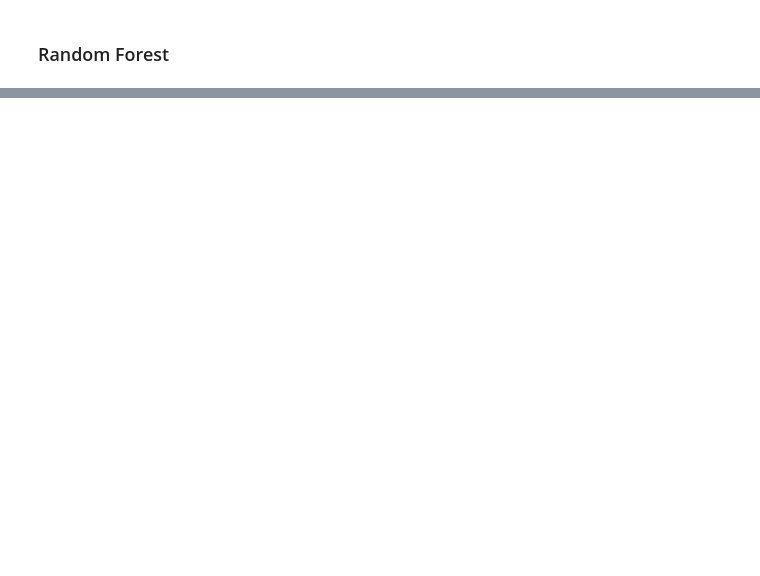
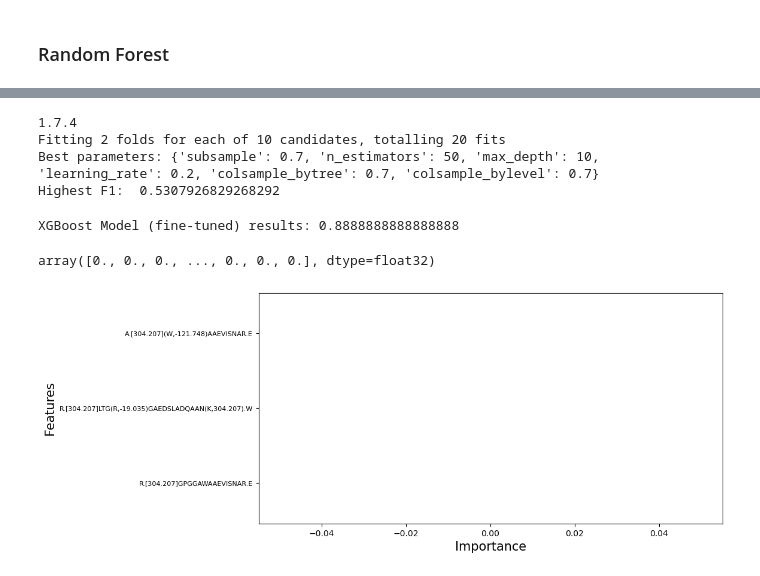
Before and after one commit to MiddleEarthExplorer/COVID19_Classification, a Jupyter notebook: CSE291_Notebook_Brian.ipynb, the cells around one changed output, grey strips where cells are left out. Cells and saved outputs as stored; diff of their text form; code cells hidden in the pictures; blank space fills up the shorter version.

Commit message:
fix special string bug in XGBoost

```diff
--- a/CSE291_Notebook_Brian.ipynb
+++ b/CSE291_Notebook_Brian.ipynb
@@ -458,39 +484,57 @@ ValueError: feature_names must be string, and may not contain [, ] or <
 # %%
 # fine-tuning, using f1 score: https://scikit-learn.org/stable/modules/model_evaluation.html
 print(xgb.__version__)
-params = { 'max_depth': [3, 5, 6, 10, 15, 20],
+params = { 'max_depth': [5, 7, 10, 15],
            'learning_rate': [0.01, 0.1, 0.2, 0.3],
            'subsample': np.arange(0.5, 1.0, 0.1),
            'colsample_bytree': np.arange(0.4, 1.0, 0.1),
            'colsample_bylevel': np.arange(0.4, 1.0, 0.1),
-           'n_estimators': [100, 500, 1000]}
-xgbr = xgb.XGBClassifier(seed = 1)
+           'n_estimators': [50, 100, 150]}
+xgbr = xgb.XGBClassifier(seed = xgb_random_seed)
 clf = RandomizedSearchCV(estimator=xgbr,
                          param_distributions=params,
-                         scoring='f1_micro',
-                         n_iter=25,
-                         verbose=1)
-clf.fit(X_train+X_val, Y_train+Y_val)
+                         scoring='accuracy',
+                         n_iter=10, # number of samples in random selection
+                         cv = 2, # 2 fold cross validation
+                         n_jobs=-1,   # use all processor
+                         random_state= xgb_random_seed, # set the seed
+                         verbose=4)
+clf.fit(X_train+X_val, pd.concat([Y_train, Y_val]))
 print("Best parameters:", clf.best_params_)
-print("Lowest RMSE: ", (-clf.best_score_)**(1/2.0))
+print("Highest accuracy: ", clf.best_score_)
+# %% [output]
+1.7.4
+Fitting 2 folds for each of 10 candidates, totalling 20 fits
+Best parameters: {'subsample': 0.7, 'n_estimators': 50, 'max_depth': 10, 'learning_rate': 0.2, 'colsample_bytree': 0.7, 'colsample_bylevel': 0.7}
+Highest F1:  0.5307926829268292
 # %%
 # XGBoost after find-tuning
-xgb_model = xgb.XGBClassifier(subsample= 0.6, n_estimators= 1000, max_depth= 5,
-                             learning_rate= 0.01, colsample_bytree= 0.7, colsample_bylevel= 0.6)
+xgb_model = xgb.XGBClassifier(subsample= 0.7, n_estimators= 50, max_depth= 10,
+                             learning_rate= 0.2, colsample_bytree= 0.7, colsample_bylevel= 0.7)
 xgb_model.fit(X_train, Y_train)
 pred_xgb = xgb_model.predict(X_test)
 TP, TN, FP, FN = getMetrics(pred_rf, Y_test)
 acc_test = (TP + TN) / (TP + TN + FP + FN)
 
 print("XGBoost Model (fine-tuned) results:", acc_test)
-
-# get feature importance
-sorted_idx = np.argsort(xgb_model.feature_importances_)
-
-plt.figure(figsize=(10,5))
-plt.barh(np.array(feature_names)[sorted_idx],np.array(xgb_model.feature_importances_)[sorted_idx], color='lightpink')
-plt.xlabel("Importance", fontdict={'fontsize':15})
-plt.ylabel("Features", fontdict={'fontsize':15})
-plt.yticks(fontsize = 8,rotation=0)
-plt.savefig("./figures/feature_importance.png",dpi=300, bbox_inches = 'tight', pad_inches = 0)
-plt.show()
+# %% [output]
+XGBoost Model (fine-tuned) results: 0.8888888888888888
+# %%
+xgb_model.feature_importances_
+# %% [output]
+array([0., 0., 0., ..., 0., 0., 0.], dtype=float32)
+# %%
+# get feature importance
+feature_number = 3
+feature_names = ["R.[304.207]GPGGAWAAEVISNAR.E", "R.[304.207]LTG(R,-19.035)GAEDSLADQAAN(K,304.207).W", "A.[304.207](W,-121.748)AAEVISNAR.E", "R.[304.207](L,172.089)TGRGAEDSLADQAAN(K,304.207).W", "R.[304.207](L,285.173)TGRGAEDSLADQAAN(K,304.207).W", "R.[304.207]LTG(R,-19.032)GAEDSLADQAAN(K,304.207)WG.R", "K.[304.207]RGPGGA(W,16.001)AAEVISNAR.E", "D.[226.063]SLADQAAN(K,304.207).W", "R.{59.319}[304.207]GAEDSLADQAAN(K,304.207).W", "L.[304.207]TG(R,-19.036)GAEDSLADQAAN(K,304.207).W", "R.{60.067}[304.207]GAEDSLADQAAN(K,304.207).W", "R.[304.207]LTG(R,37.986)GAEDSLADQAAN(K,304.207).W"]
+sorted_idx = np.argsort(xgb_model.feature_importances_)
+
+plt.figure(figsize=(10,5))
+plt.barh(np.array(feature_names)[:feature_number],np.array(xgb_model.feature_importances_)[sorted_idx][:feature_number], color='lightpink')
+plt.xlabel("Importance", fontdict={'fontsize':15})
+plt.ylabel("Features", fontdict={'fontsize':15})
+plt.yticks(fontsize = 8,rotation=0)
+plt.savefig("./figures/feature_importance.png",dpi=300, bbox_inches = 'tight', pad_inches = 0)
+plt.show()
+# %% [output]
+[figure, added]
```
Also changed, not shown: parts of 24 cells of this notebook, 1 other file.
